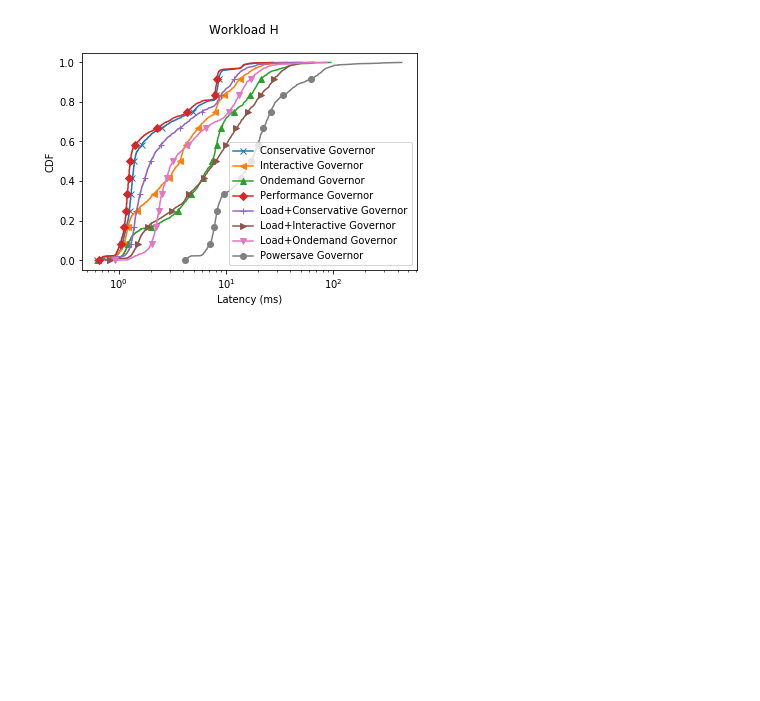
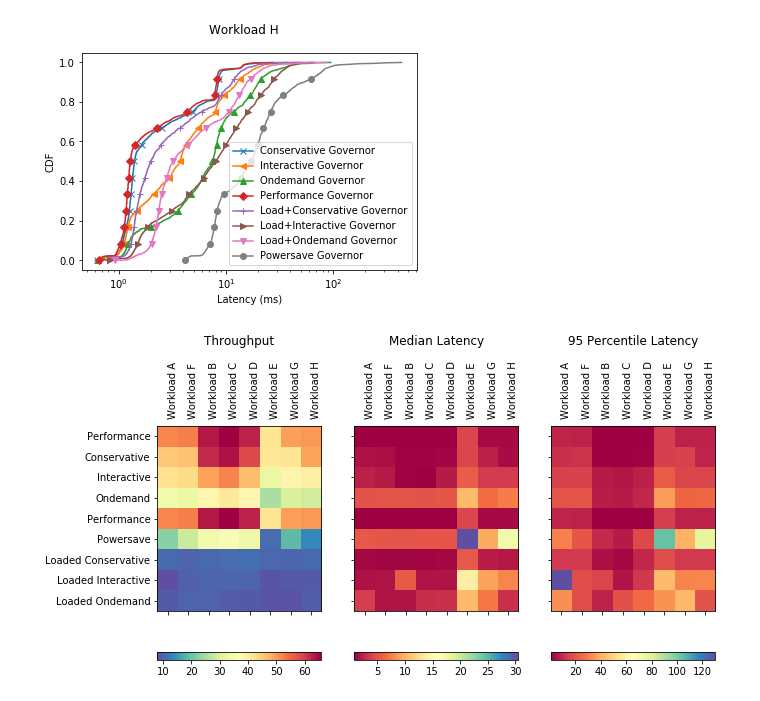
Before and after one commit to UBOdin/PocketBench, a Jupyter notebook: notebooks/Governor Timelines.ipynb, the cells around one changed output. Cells and saved outputs as stored; diff of their text form; code cells hidden in the pictures; blank space fills up the shorter version.

Commit message:
Performance overview

```diff
--- a/notebooks/Governor Timelines.ipynb
+++ b/notebooks/Governor Timelines.ipynb
@@ -295,3 +296,50 @@ workload_h_time_log_hist.pdf
 [figure]
 [figure]
 [figure]
+# %%
+grid_workload_order = "AFBCDEGH"
+grid_gov_order = (
+    [ "performance" ]
+    + [x for x in all_governors if not x.startswith("youtube_") or x == "performance"]
+    + [x for x in all_governors if x.startswith("youtube_")]
+)
+
+def compute_metrics(code, gov):
+    deltas = all_latencies[code]["latencies"][gov]
+    latencies = sorted([ x[1] * 1000 for x in deltas ])
+    start_time = deltas[0][0]
+    end_time = deltas[-1][0] + deltas[-1][0]
+
+    throughput = len(deltas) / float(end_time - start_time)
+    median_latency = latencies[int(len(latencies) * 0.5)]
+    worstcase_latency = latencies[int(len(latencies) * 0.95)]
+
+    return ( throughput, median_latency, worstcase_latency )
+
+metrics_grid = [
+    [compute_metrics(code, gov) for code in grid_workload_order]
+    for gov in grid_gov_order
+]
+# %%
+def plot_metrics():
+    fig = plt.figure( figsize=(10,5) )
+    cmap = "Spectral"
+    for id, title, color in zip(range(0, 3), ["Throughput", "Median Latency", "95 Percentile Latency"], [cmap+"_r", cmap, cmap]):
+        data = [[col[id] for col in row] for row in metrics_grid]
+        ax = fig.add_subplot(131+id)
+        img = ax.imshow(data, cmap = color)
+        fig.colorbar(img, orientation='horizontal', fraction=.1)
+    #     ax.invert_yaxis()
+        ax.set_xticks(range(0, len(grid_workload_order)))
+        ax.tick_params(labeltop=True, labelbottom=False)
+        ax.set_xticklabels(["Workload "+x for x in grid_workload_order], rotation = 90, ha = "left")
+        if(id == 0):
+            ax.set_yticklabels([()] + [ x.replace("youtube_", "Loaded ").title() for x in grid_gov_order])
+        else:
+            ax.tick_params(labelleft=False)
+        ax.set_title(title+"\n\n\n\n\n")
+    fig.savefig("performance_overview.pdf", bbox_inches='tight')
+
+plot_metrics()
+# %% [output]
+[figure, added]
```
Also changed, not shown: parts of 1 cell of this notebook.
